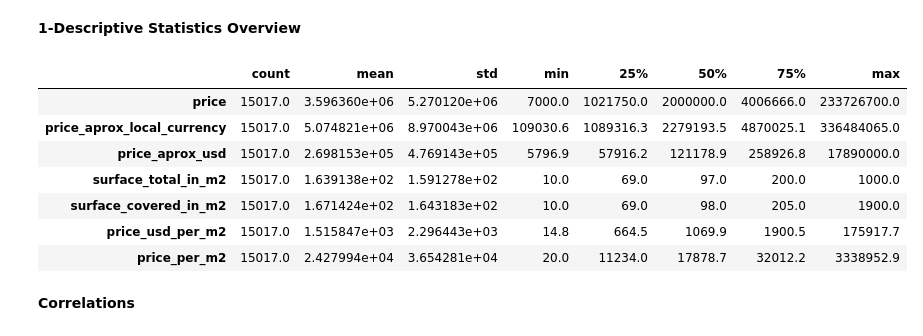
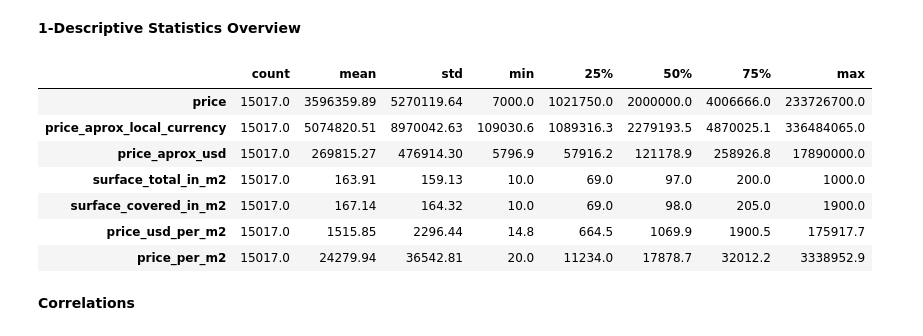
Before and after one commit to Basuoinyam/SIC_P1, a Jupyter notebook: notebooks/clean_script.ipynb, the cells around one changed output. Saved outputs shown, nothing was run; the diff lists cells and outputs as text; code cells hidden in the pictures.

```diff
--- a/notebooks/clean_script.ipynb
+++ b/notebooks/clean_script.ipynb
@@ -225,16 +225,16 @@ df.head()
 # %% [markdown]
  **1-Descriptive Statistics Overview**
 # %%
-df[num_cols].describe().T
+df[num_cols].describe().round(2).T
 # %% [output]
 |  | count | mean | std | min | 25% | 50% | 75% | max |
-| price | 15017.0 | 3.596360e+06 | 5.270120e+06 | 7000.0 | 1021750.0 | 2000000.0 | 4006666.0 | 233726700.0 |
-| price_aprox_local_currency | 15017.0 | 5.074821e+06 | 8.970043e+06 | 109030.6 | 1089316.3 | 2279193.5 | 4870025.1 | 336484065.0 |
-| price_aprox_usd | 15017.0 | 2.698153e+05 | 4.769143e+05 | 5796.9 | 57916.2 | 121178.9 | 258926.8 | 17890000.0 |
-| surface_total_in_m2 | 15017.0 | 1.639138e+02 | 1.591278e+02 | 10.0 | 69.0 | 97.0 | 200.0 | 1000.0 |
-| surface_covered_in_m2 | 15017.0 | 1.671424e+02 | 1.643183e+02 | 10.0 | 69.0 | 98.0 | 205.0 | 1900.0 |
-| price_usd_per_m2 | 15017.0 | 1.515847e+03 | 2.296443e+03 | 14.8 | 664.5 | 1069.9 | 1900.5 | 175917.7 |
-| price_per_m2 | 15017.0 | 2.427994e+04 | 3.654281e+04 | 20.0 | 11234.0 | 17878.7 | 32012.2 | 3338952.9 |
+| price | 15017.0 | 3596359.89 | 5270119.64 | 7000.0 | 1021750.0 | 2000000.0 | 4006666.0 | 233726700.0 |
+| price_aprox_local_currency | 15017.0 | 5074820.51 | 8970042.63 | 109030.6 | 1089316.3 | 2279193.5 | 4870025.1 | 336484065.0 |
+| price_aprox_usd | 15017.0 | 269815.27 | 476914.30 | 5796.9 | 57916.2 | 121178.9 | 258926.8 | 17890000.0 |
+| surface_total_in_m2 | 15017.0 | 163.91 | 159.13 | 10.0 | 69.0 | 97.0 | 200.0 | 1000.0 |
+| surface_covered_in_m2 | 15017.0 | 167.14 | 164.32 | 10.0 | 69.0 | 98.0 | 205.0 | 1900.0 |
+| price_usd_per_m2 | 15017.0 | 1515.85 | 2296.44 | 14.8 | 664.5 | 1069.9 | 1900.5 | 175917.7 |
+| price_per_m2 | 15017.0 | 24279.94 | 36542.81 | 20.0 | 11234.0 | 17878.7 | 32012.2 | 3338952.9 |
 # %% [markdown]
 **Correlations**
 # %%
```
Also changed, not shown: parts of 3 cells of this notebook.
